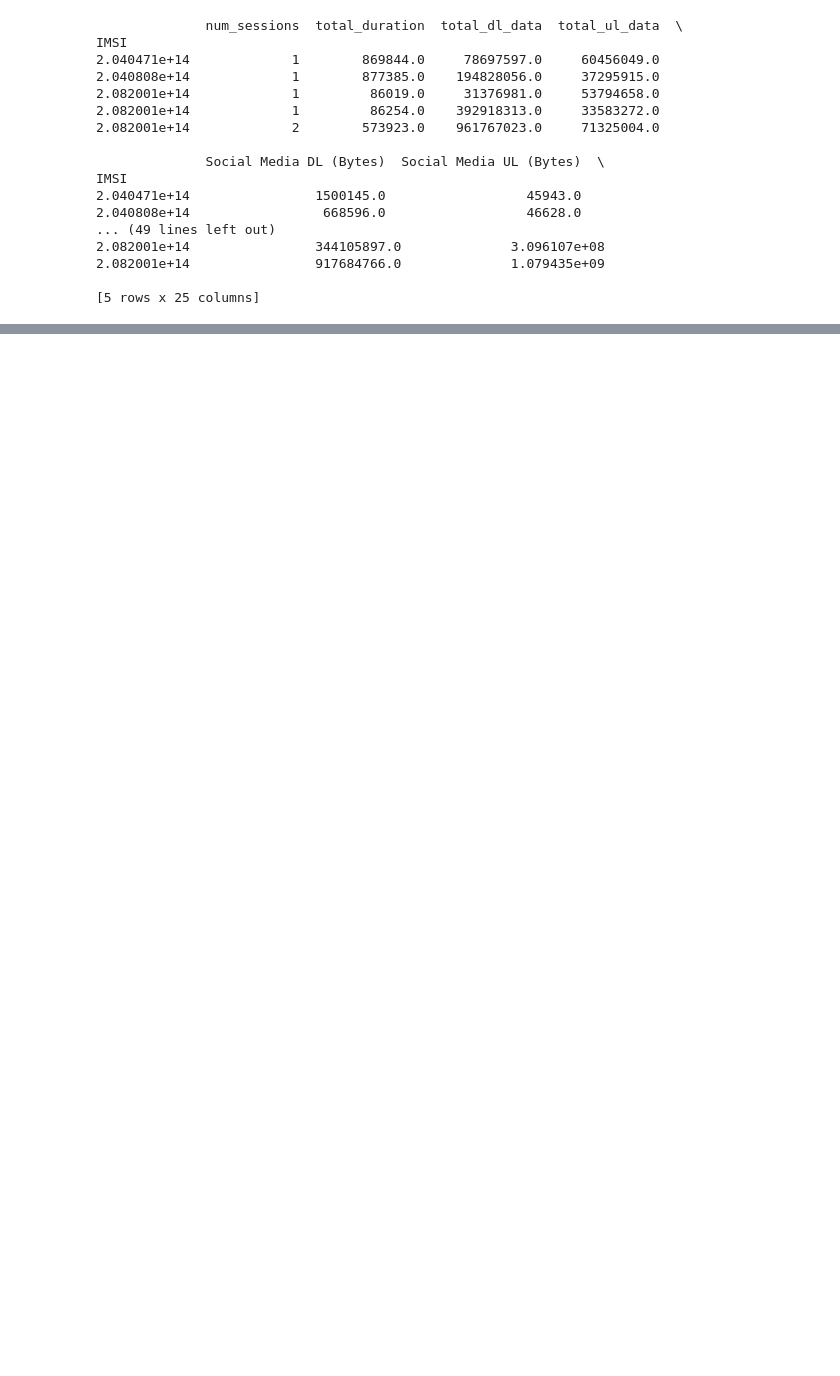
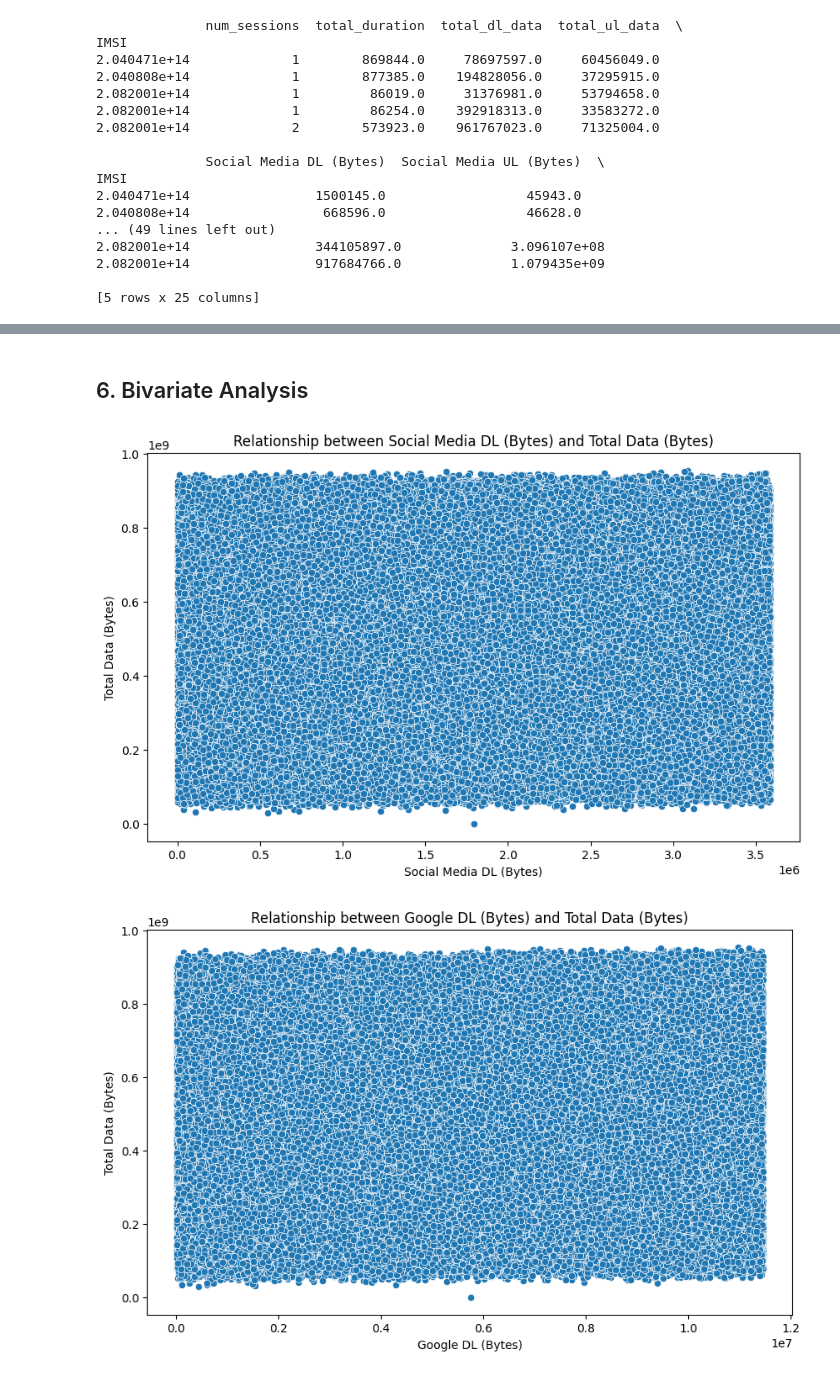
Before and after one commit to habteyesasfaw/TellCo-Telecom-User-Analytics, a Jupyter notebook: notebooks/Telecom_xDR_Analysis.ipynb, the cells around one changed output, grey strips where cells are left out. Cells and saved outputs as stored; diff of their text form; code cells hidden in the pictures; blank space fills up the shorter version.

```diff
--- a/notebooks/Telecom_xDR_Analysis.ipynb
+++ b/notebooks/Telecom_xDR_Analysis.ipynb
@@ -292,0 +447,17 @@ IMSI
+# %% [markdown]
+## 6. Bivariate Analysis
+# %%
+# Analyze the relationship between each application and total data
+app_columns = ['Social Media DL (Bytes)', 'Google DL (Bytes)', 'Email DL (Bytes)',
+               'Youtube DL (Bytes)', 'Netflix DL (Bytes)', 'Gaming DL (Bytes)', 'Other DL (Bytes)']
+
+for app in app_columns:
+    plt.figure(figsize=(10, 6))
+    sns.scatterplot(x=df[app], y=df['Total Data (Bytes)'])
+    plt.title(f'Relationship between {app} and Total Data (Bytes)')
+    plt.xlabel(app)
+    plt.ylabel('Total Data (Bytes)')
+    plt.show()
+# %% [output]
+[figure, added]
+[figure, added]
```
Also changed, not shown: parts of 25 cells of this notebook.
